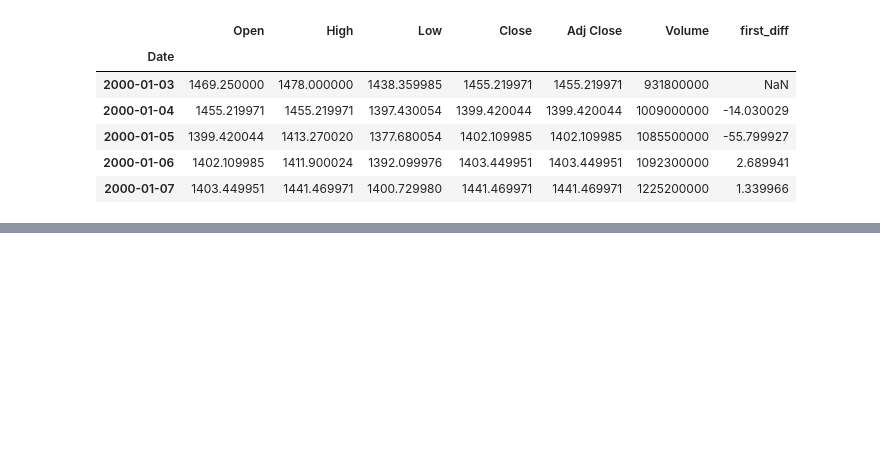
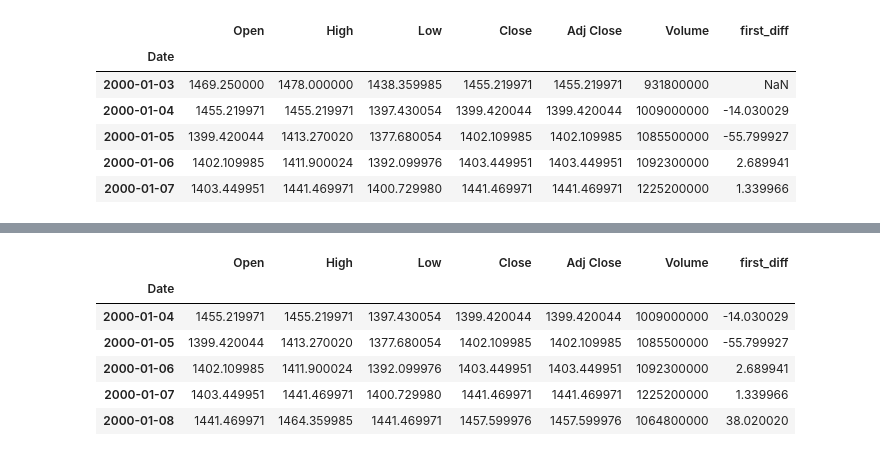
Before and after one commit to daanishrasheed/finance-stocks-LSTM, a Jupyter notebook: ARIMA_model.ipynb, the cells around one changed output, grey strips where cells are left out. Saved outputs shown, nothing was run; the diff lists cells and outputs as text; code cells hidden in the pictures; blank space fills up the shorter version.

```diff
--- a/ARIMA_model.ipynb
+++ b/ARIMA_model.ipynb
@@ -88,6 +88,6 @@ df.head()
 | 2000-01-06 | 1402.109985 | 1411.900024 | 1392.099976 | 1403.449951 | 1403.449951 | 1092300000 | 2.689941 |
 | 2000-01-07 | 1403.449951 | 1441.469971 | 1400.729980 | 1441.469971 | 1441.469971 | 1225200000 | 1.339966 |
 # %%
-df.drop([2000-01-03])
+df = df[1:]
 df.head()
 # %% [output]
@@ -94,0 +94,7 @@ SyntaxError: invalid token (<ipython-input-42-cde68561de37>, line 1)
+|  | Open | High | Low | Close | Adj Close | Volume | first_diff |
+| Date |  |  |  |  |  |  |  |
+| 2000-01-04 | 1455.219971 | 1455.219971 | 1397.430054 | 1399.420044 | 1399.420044 | 1009000000 | -14.030029 |
+| 2000-01-05 | 1399.420044 | 1413.270020 | 1377.680054 | 1402.109985 | 1402.109985 | 1085500000 | -55.799927 |
+| 2000-01-06 | 1402.109985 | 1411.900024 | 1392.099976 | 1403.449951 | 1403.449951 | 1092300000 | 2.689941 |
+| 2000-01-07 | 1403.449951 | 1441.469971 | 1400.729980 | 1441.469971 | 1441.469971 | 1225200000 | 1.339966 |
+| 2000-01-08 | 1441.469971 | 1464.359985 | 1441.469971 | 1457.599976 | 1457.599976 | 1064800000 | 38.020020 |
```
Also changed, not shown: parts of 6 cells of this notebook.
